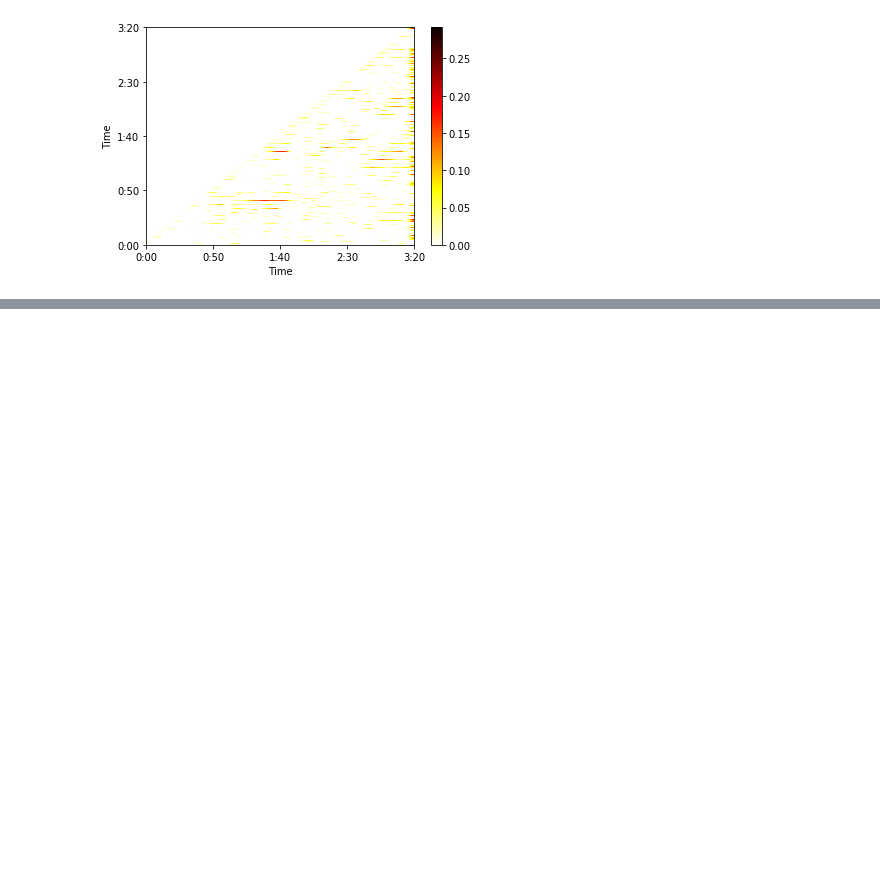
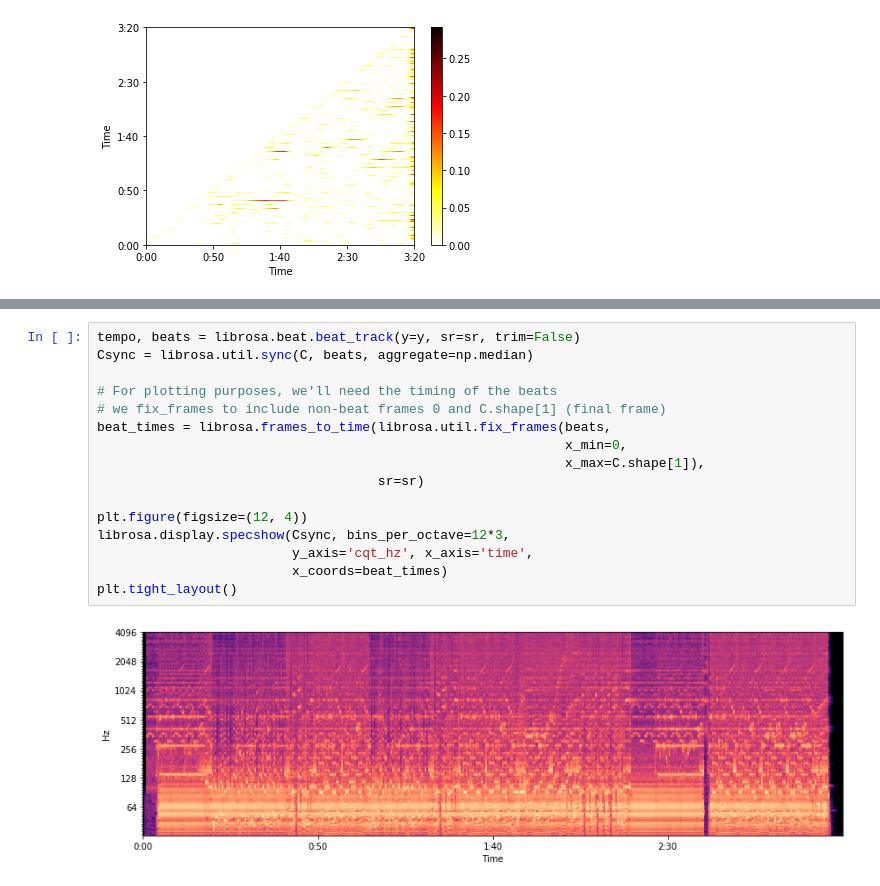
Before and after one commit to wvsharber/BeatMapSynthesizer, a Jupyter notebook: Music_analysis.ipynb, the cells around one changed output, grey strips where cells are left out. Drawn from its saved outputs; the diff is of its cells as text; blank space fills up the shorter version.

```diff
--- a/Music_analysis.ipynb
+++ b/Music_analysis.ipynb
@@ -316,0 +348,18 @@ time_lag_similarity.display()
+# %%
+tempo, beats = librosa.beat.beat_track(y=y, sr=sr, trim=False)
+Csync = librosa.util.sync(C, beats, aggregate=np.median)
+
+# For plotting purposes, we'll need the timing of the beats
+# we fix_frames to include non-beat frames 0 and C.shape[1] (final frame)
+beat_times = librosa.frames_to_time(librosa.util.fix_frames(beats,
+                                                            x_min=0,
+                                                            x_max=C.shape[1]),
+                                    sr=sr)
+
+plt.figure(figsize=(12, 4))
+librosa.display.specshow(Csync, bins_per_octave=12*3,
+                         y_axis='cqt_hz', x_axis='time',
+                         x_coords=beat_times)
+plt.tight_layout()
+# %% [output]
+[figure, added]
```
Also changed, not shown: parts of 12 cells of this notebook.
